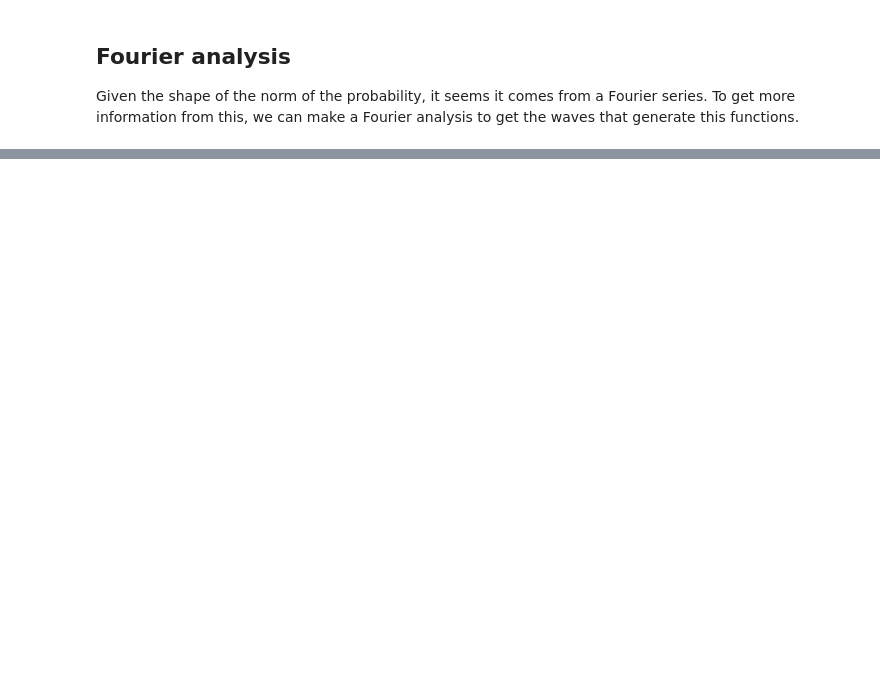
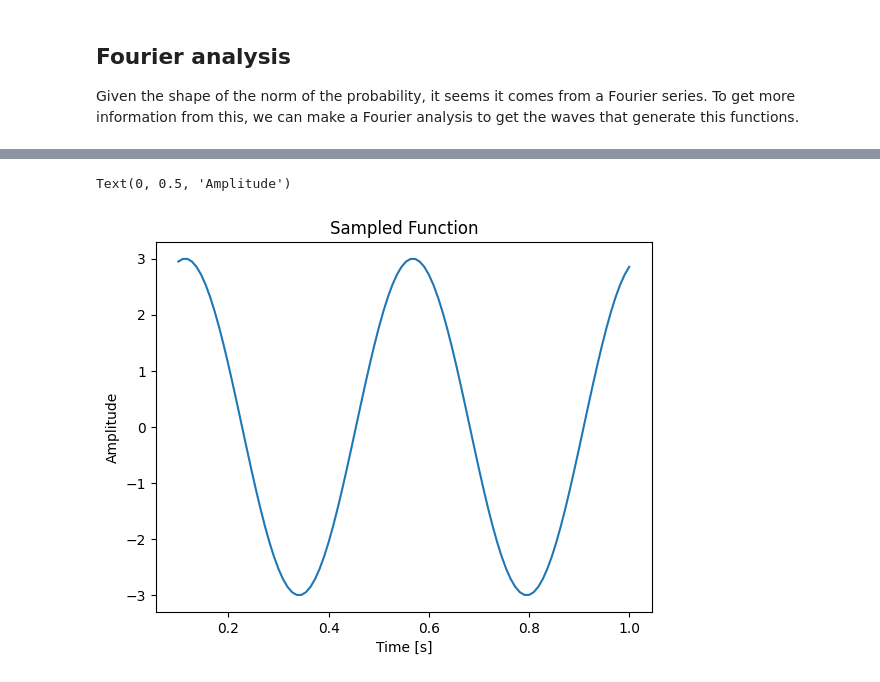
Before and after one commit to Nicofero/CITMAGA, a Jupyter notebook: b_side_approx.ipynb, the cells around one changed output, grey strips where cells are left out. Drawn from its saved outputs; the diff is of its cells as text; code cells hidden in the pictures; blank space fills up the shorter version.

```diff
--- a/b_side_approx.ipynb
+++ b/b_side_approx.ipynb
@@ -948,0 +948,9 @@ Frequency: 8.80 Hz, Magnitude: 0.68+0.89j
+# %%
+data = 3*np.sin(2*np.pi*2.2*arr)
+plt.plot(arr, data)
+plt.title('Sampled Function')
+plt.xlabel('Time [s]')
+plt.ylabel('Amplitude')
+# %% [output]
+Text(0, 0.5, 'Amplitude')
+[figure, added]
```
Also changed, not shown: parts of 5 cells of this notebook.
